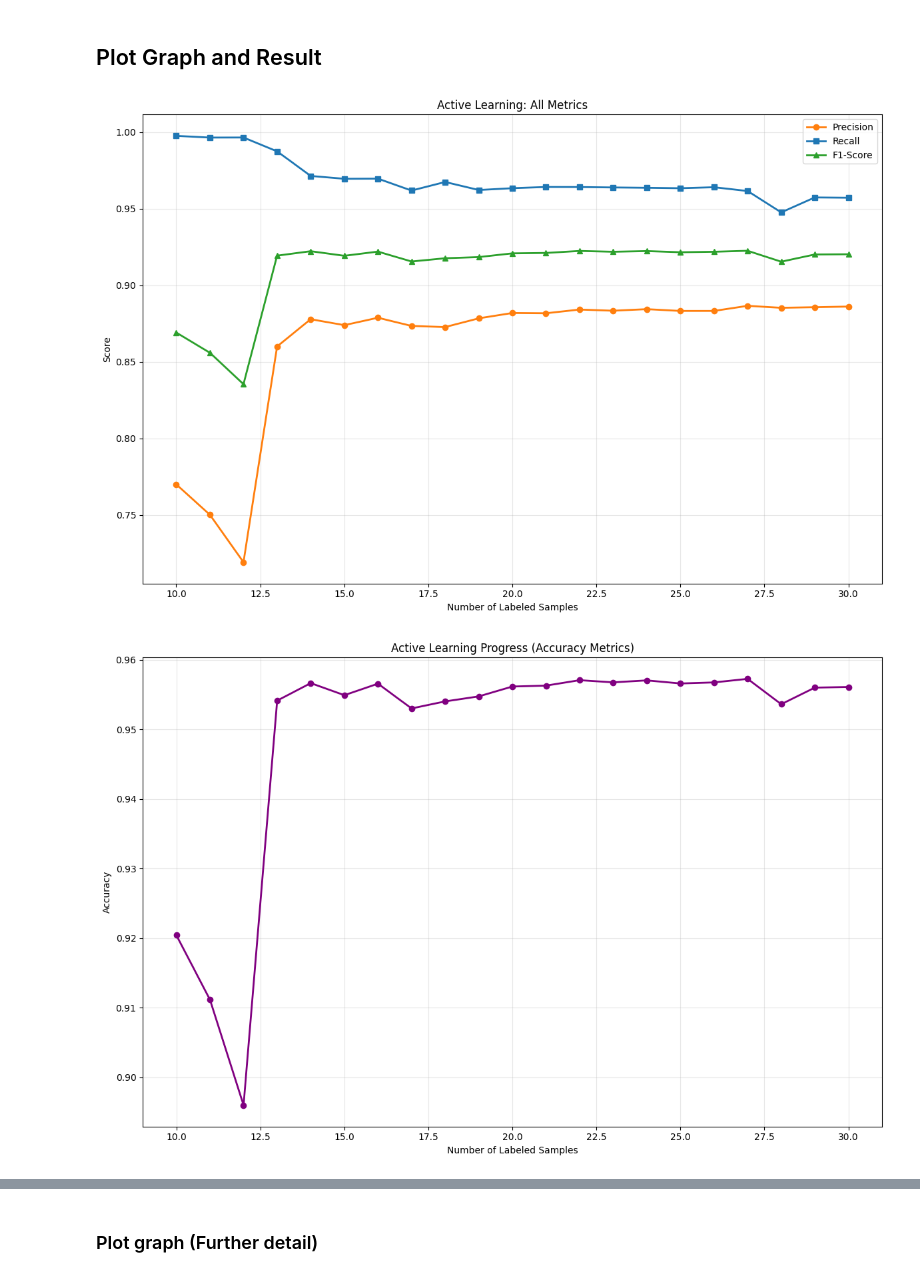
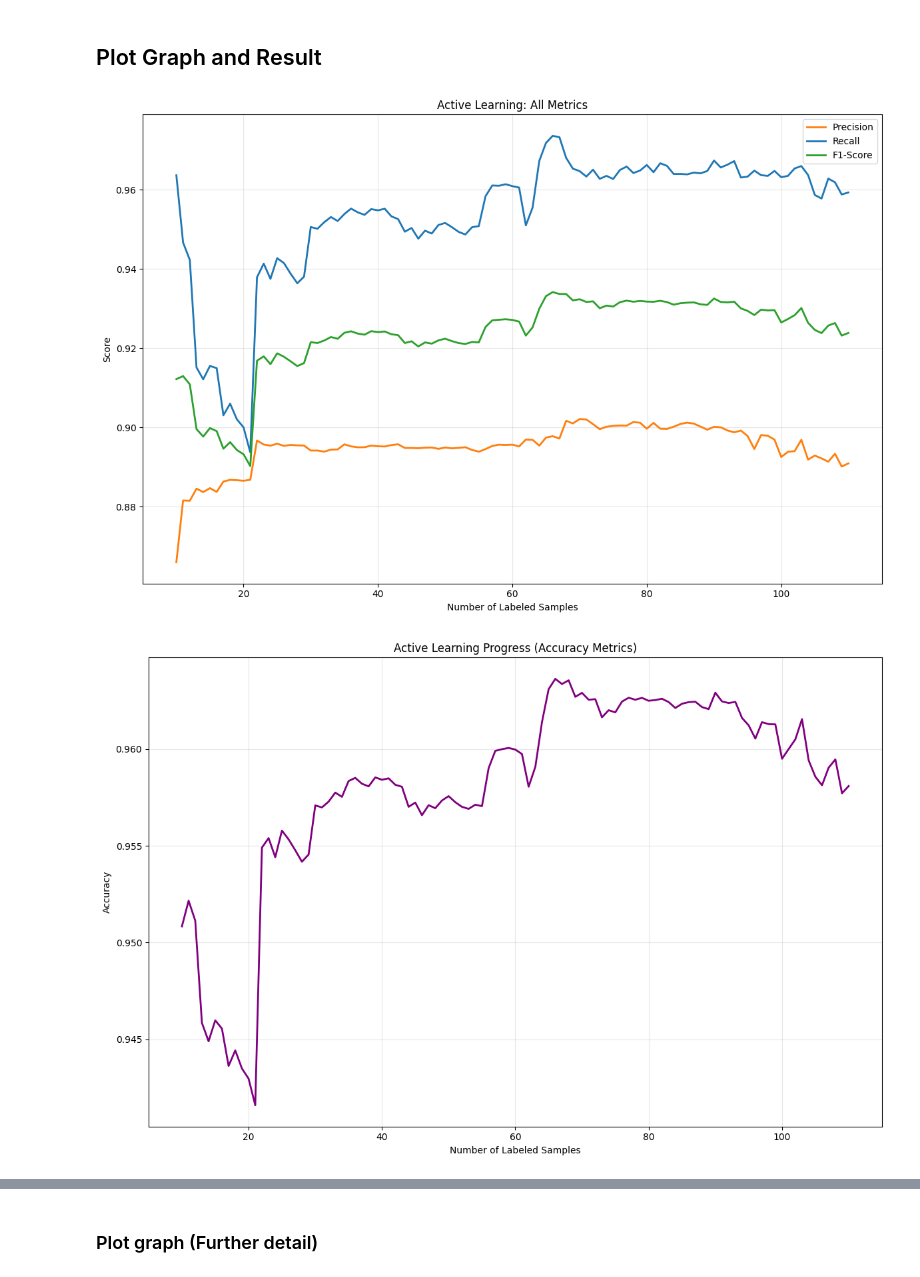
Before and after one commit to natthapong2100/demographic-linkage-active-learning, a Jupyter notebook: experiment/corrupted/modal-random-querystrategy-corrupted500k.ipynb, the cells around one changed output, grey strips where cells are left out. Drawn from its saved outputs; the diff is of its cells as text; code cells hidden in the pictures.

Commit message:
specifies the random seed at intial dataset in AL

```diff
--- a/experiment/corrupted/modal-random-querystrategy-corrupted500k.ipynb
+++ b/experiment/corrupted/modal-random-querystrategy-corrupted500k.ipynb
@@ -1032,13 +1032,14 @@ print(f"Pool positive ratio: {np.sum(y_pool)/len(y_pool):.4f}")
 # %%
 # Initialize with small labeled set
 initial_labeled_size = 10  # Start with only 10 labeled samples
-n_queries = 20             # Number of AL iterations
+n_queries = 100             # Number of AL iterations
 
 # Randomly select initial labeled samples (stratified)
 initial_indices = []
 for class_label in [0, 1]:
     class_indices = np.where(y_pool == class_label)[0] # find position of that particular class
     n_samples = initial_labeled_size // 2  # 5 samples per class
+    np.random.seed(42)
     selected = np.random.choice(class_indices, size=n_samples, replace=False) # select the position in random
     initial_indices.extend(selected)
 
@@ -1264,11 +1262,11 @@ plt.figure(figsize=(12, 8)) # As requested: 20 inches wide, 6 inches tall
 # Plot 2: All Metrics vs Number of Labeled Samples
 # Directly use plt.plot, plt.xlabel, etc., as plt.subplot sets the current active axes
 plt.plot(al_results['n_labeled'], al_results['test_precision'],
-                marker='o', label='Precision', linewidth=2, color='#FF7F0E') # Orange
+                marker='o', markersize=0, label='Precision', linewidth=2, color='#FF7F0E') # Orange
 plt.plot(al_results['n_labeled'], al_results['test_recall'],
-                marker='s', label='Recall', linewidth=2, color='#1F77B4')    # Blue
+                marker='s', markersize=0, label='Recall', linewidth=2, color='#1F77B4')    # Blue
 plt.plot(al_results['n_labeled'], al_results['test_f1'],
-                marker='^', label='F1-Score', linewidth=2, color='#2CA02C')  # Green
+                marker='^', markersize=0, label='F1-Score', linewidth=2, color='#2CA02C')  # Green
 plt.xlabel('Number of Labeled Samples')
 plt.ylabel('Score')
 plt.title('Active Learning: All Metrics')
@@ -1284,7 +1282,7 @@ plt.figure(figsize=(12, 8))
 # Plot 3: Accuracy vs Number of Labeled Samples
 # Directly use plt.plot, plt.xlabel, etc., for this subplot
 plt.plot(al_results['n_labeled'], al_results['test_accuracy'],
-                marker='o', label='Accuracy', linewidth=2, markersize=6, color='purple') # Teal
+                marker='o', markersize=0, label='Accuracy', linewidth=2, color='purple') # Teal
 plt.xlabel('Number of Labeled Samples')
 plt.ylabel('Accuracy')
 plt.title('Active Learning Progress (Accuracy Metrics)')
@@ -1293,35 +1291,35 @@ plt.grid(True, alpha=0.3)
 # Adjust layout to prevent overlapping titles/labels
 plt.tight_layout()
 plt.show()
 
 
 # %%
 # Summary of Active Learning Results
 print(f"\nActive Learning Summary:")
 print("=" * 30)
 print(f"Initial labeled samples: {al_results['n_labeled'][0]}")
 print(f"Final labeled samples: {al_results['n_labeled'][-1]}")
 print(f"Total queries made: {len(al_results['n_labeled']) - 1}")
 
 print(f"\nPerformance Improvement:")
 print(f"Initial F1-Score: {al_results['test_f1'][0]:.4f}")
 print(f"Final F1-Score: {al_results['test_f1'][-1]:.4f}")
 print(f"F1 Improvement: {al_results['test_f1'][-1] - al_results['test_f1'][0]:.4f}")
 
 print(f"\nFinal Performance:")
 print(f"Precision: {al_results['test_precision'][-1]:.4f}")
 print(f"Recall: {al_results['test_recall'][-1]:.4f}")
 print(f"F1-Score: {al_results['test_f1'][-1]:.4f}")
 print(f"Accuracy: {al_results['test_accuracy'][-1]:.4f}")
 
 # %%
 # Create results dataframe for analysis
 al_results_df = pd.DataFrame(al_results)
 print(f"\nActive Learning Progress Table:")
 print(al_results_df.to_string(index=False))
 # %% [output]
-[figure, old version]
+[figure, new version]
-[figure, old version]
+[figure, new version]
 Active Learning Summary:
 ==============================
 Initial labeled samples: 10
```
Also changed, not shown: parts of 5 cells of this notebook, 4 other files.
